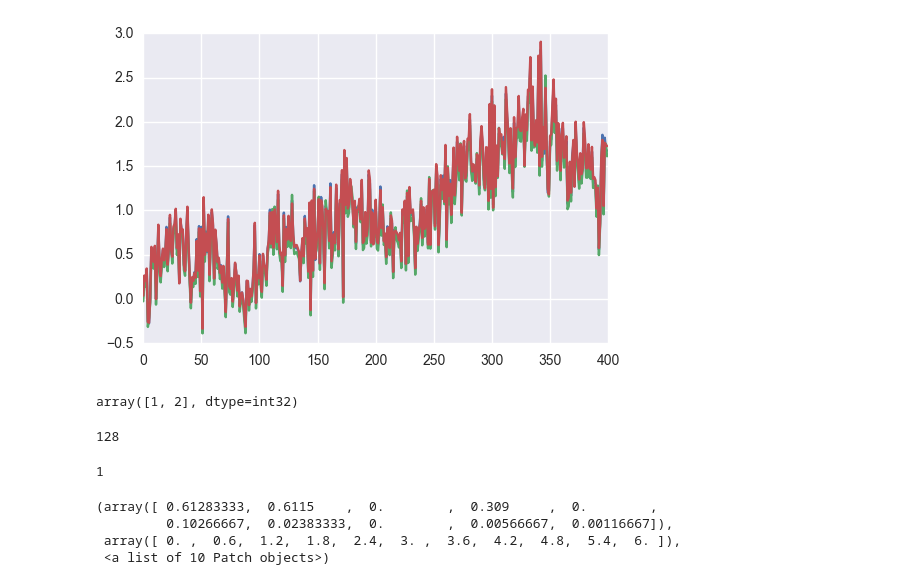
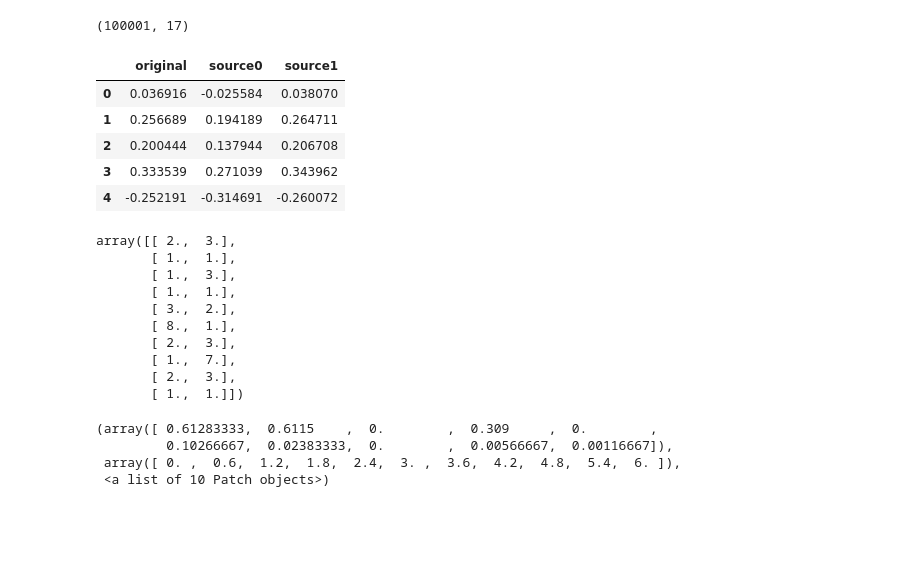
Before and after one commit to mbinkowski/nntimeseries, a Jupyter notebook: artificial.ipynb, the cells around one changed output. Drawn from its saved outputs; the diff is of its cells as text; code cells hidden in the pictures; blank space fills up the shorter version.

```diff
--- a/artificial.ipynb
+++ b/artificial.ipynb
@@ -24,28 +11,42 @@ Saving to .pickle and .csv
 
 %matplotlib inline
 fig, ax = plt.subplots(1)
-for i in range(3):
-    ax.plot(S.X[:400, i])
+for i in range(12,16):
+    ax.plot(S.X[:40000, i])
-# %% [output]
-[figure, removed]
-# %%
-frequencies.sum()
-# %% [output]
-array([1, 2], dtype=int32)
-# %%
-len(np.arange(128))
-# %% [output]
-128
+# %%
+S.X.shape
+# %% [output]
+(100001, 17)
+# %%
+X = pd.read_csv('data/artificialPT0SS0n10000S2.csv', index_col=0)
+# %%
+X.head()
+# %% [output]
+|  | original | source0 | source1 |
+| 0 | 0.036916 | -0.025584 | 0.038070 |
+| 1 | 0.256689 | 0.194189 | 0.264711 |
+| 2 | 0.200444 | 0.137944 | 0.206708 |
+| 3 | 0.333539 | 0.271039 | 0.343962 |
+| 4 | -0.252191 | -0.314691 | -0.260072 |
 # %%
 x = np.arange(12).reshape(3,4)
 o = [.4, -.1]
 r = np.random.binomial(n=1, p=.7, size=x.shape)
 y = x + o[0] * r + o[1] * (1-r)
-# %%
-if False or 'abc':
-    print(1)
-# %% [output]
-1
+# %%
+import numpy as np
+np.ceil(np.random.exponential(scale=2, size=(10,2)))
+# %% [output]
+array([[ 2.,  3.],
+       [ 1.,  1.],
+       [ 1.,  3.],
+       [ 1.,  1.],
+       [ 3.,  2.],
+       [ 8.,  1.],
+       [ 2.,  3.],
+       [ 1.,  7.],
+       [ 2.,  3.],
+       [ 1.,  1.]])
 # %%
 s = np.random.poisson(1, 10000)
 plt.hist(s, normed=True)
```
Also changed, not shown: parts of 3 cells of this notebook, 11 other files.
